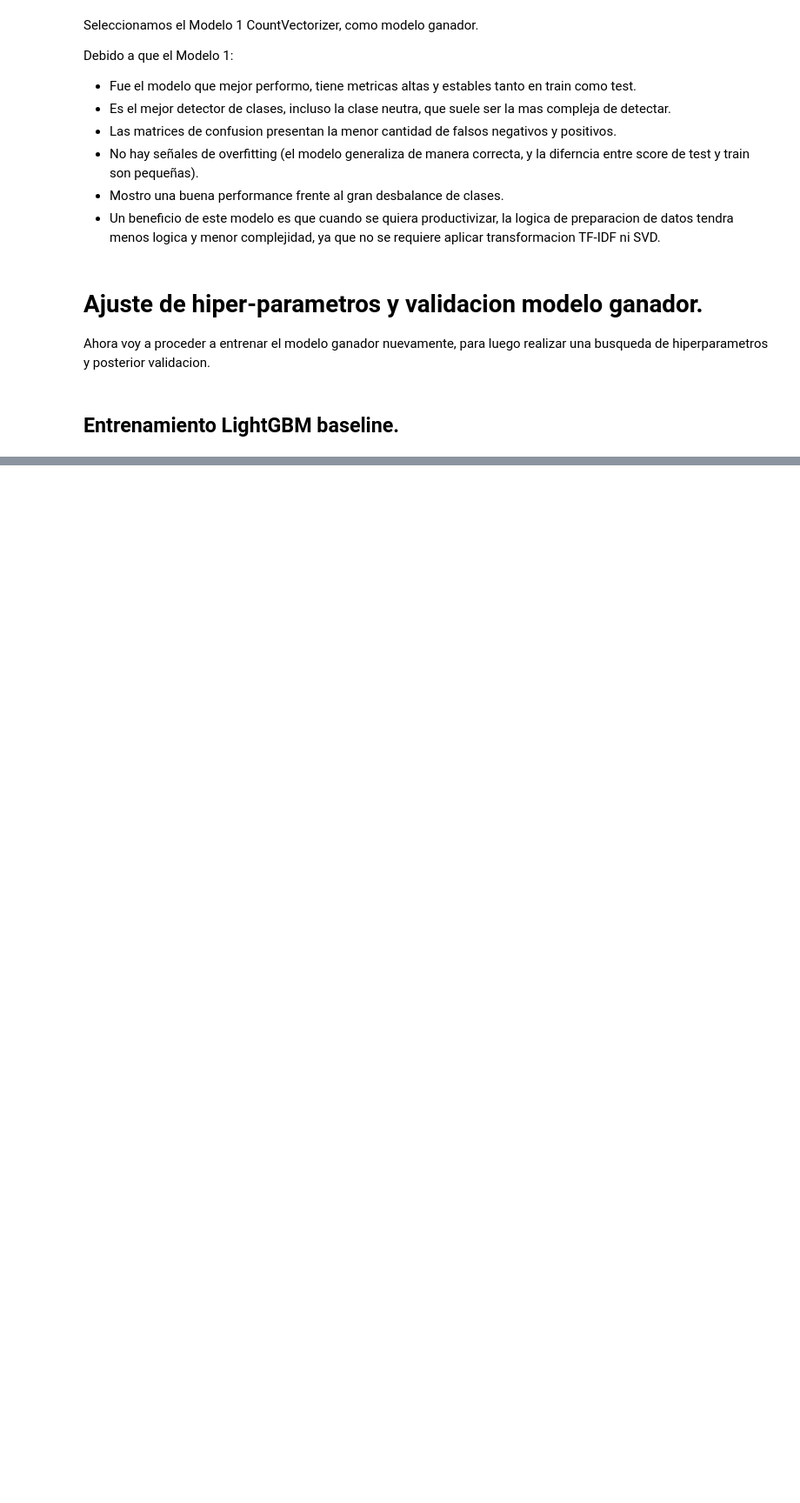
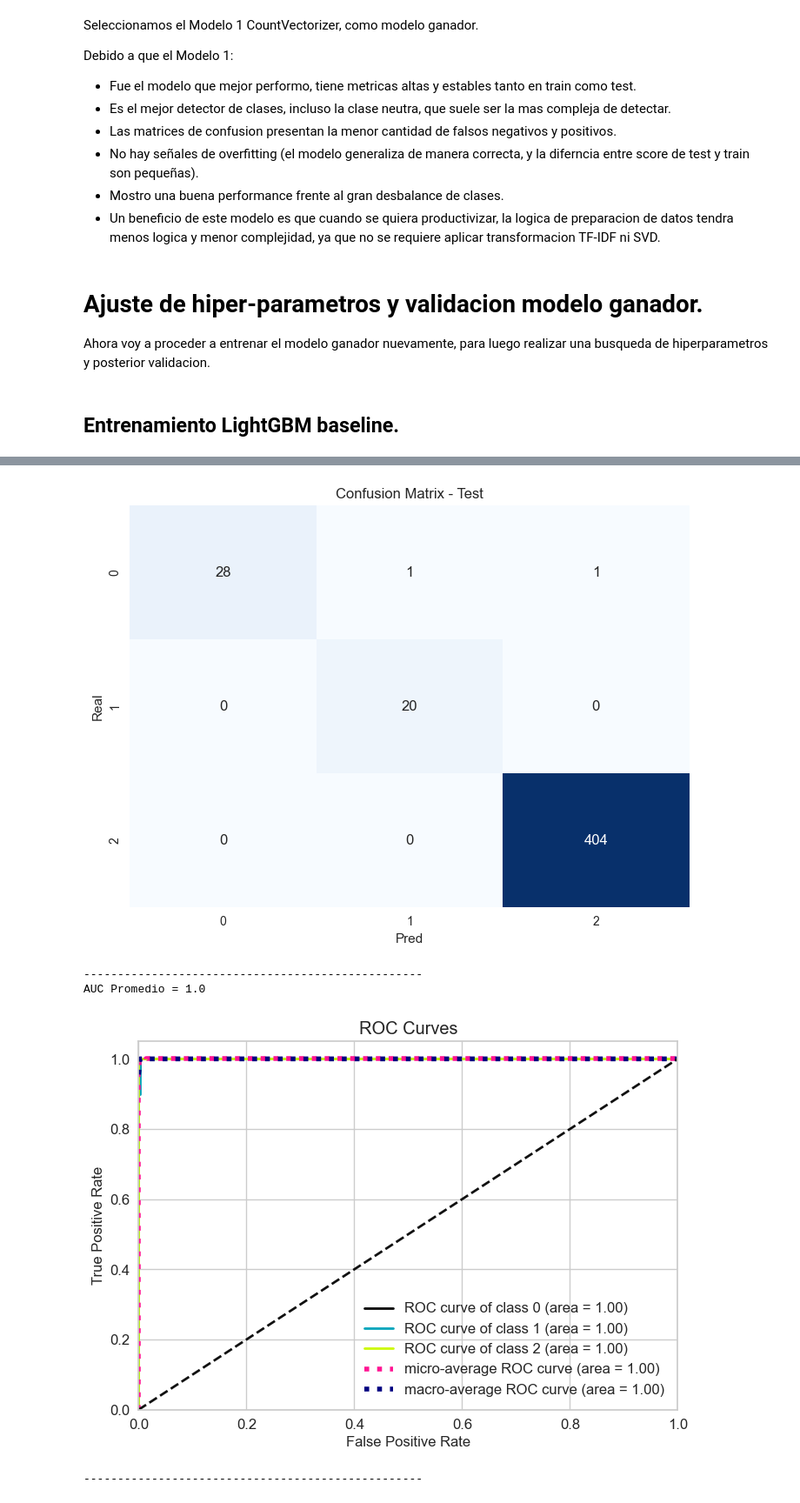
Before and after one commit to bautidea/kaggle_competitions, a Jupyter notebook: market_sentiment_analysis/resolucion.ipynb, the cells around one changed output, grey strips where cells are left out. Shown at 87% size. Saved outputs shown, nothing was run; the diff lists cells and outputs as text; code cells hidden in the pictures; blank space fills up the shorter version.

Commit message:
Limpiando detalles de notebook, camino a la finalizacion de resolucuion, obntuve modelo ganador.

```diff
--- a/market_sentiment_analysis/resolucion.ipynb
+++ b/market_sentiment_analysis/resolucion.ipynb
@@ -1292,0 +1312,20 @@ baseline_lgbm = create_model('lightgbm')
+# %%
+custom_lgbm_grid = {
+    'learning_rate': [0.01, 0.05, 0.1],
+    'max_depth': [5, 7, 10],
+    'num_leaves': [31, 50, 100],
+    'min_child_samples': [10, 20, 50],
+    'boosting_type': ['gbdt'],
+    'min_split_gain': [0.0, 0.1]
+}
+
+tuned_lgbm = tune_model(
+    baseline_lgbm,
+    optimize='f1',
+    fold=5,
+    n_iter=20,
+    search_library='scikit-learn',
+    search_algorithm='random',
+    custom_grid=custom_lgbm_grid
+)
+print(tuned_lgbm)
@@ -1403,4 +1481,13 @@ def model_validation(model_instance, X_train, X_test, y_train, y_test):
     plt.tight_layout()
     plt.show()
 
+    # Shap
     print('-'*50)
+    plt.figure(figsize=(8.3,6))
+    explainer = shap.Explainer(model_instance,X_test)
+    shape_values = explainer(X_test)
+
+    for i, class_label in enumerate(clases):
+        print(f'SHAP - Feature Importance - Clase: {class_label}')
+        shap.plots.bar(shape_values[:,:,i], max_display=n-7)
+    print('-'*50)
@@ -1435,3 +1524,0 @@ No hay mucho que mejorar, pero, vamos a tratar de mejorar un poco mas.
-# %%
-tuned_lgbm = tune_model(baseline_lgbm, optimize='f1', fold=10)
-print(tuned_lgbm)
@@ -1532,0 +1527,3 @@ Detectare las palabras que son muy frequentes pero no tienen informacion alguna,
+# %%
+model_validation(tuned_lgbm, X_train_count, X_test_count, y_train, y_test)
+# %% [output]
@@ -1532,0 +1543,5 @@ Detectare las palabras que son muy frequentes pero no tienen informacion alguna,
+[figure, added]
+--------------------------------------------------
+AUC Promedio = 1.0
+[figure, added]
+--------------------------------------------------
```
Also changed, not shown: parts of 31 cells of this notebook.
